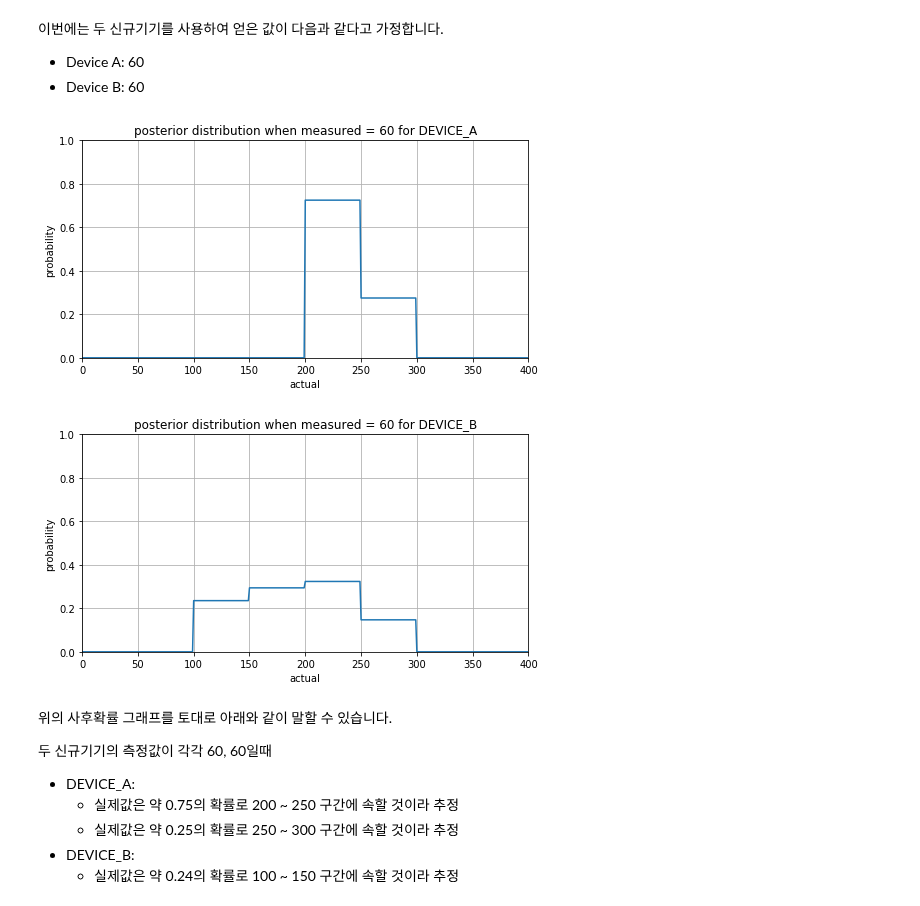
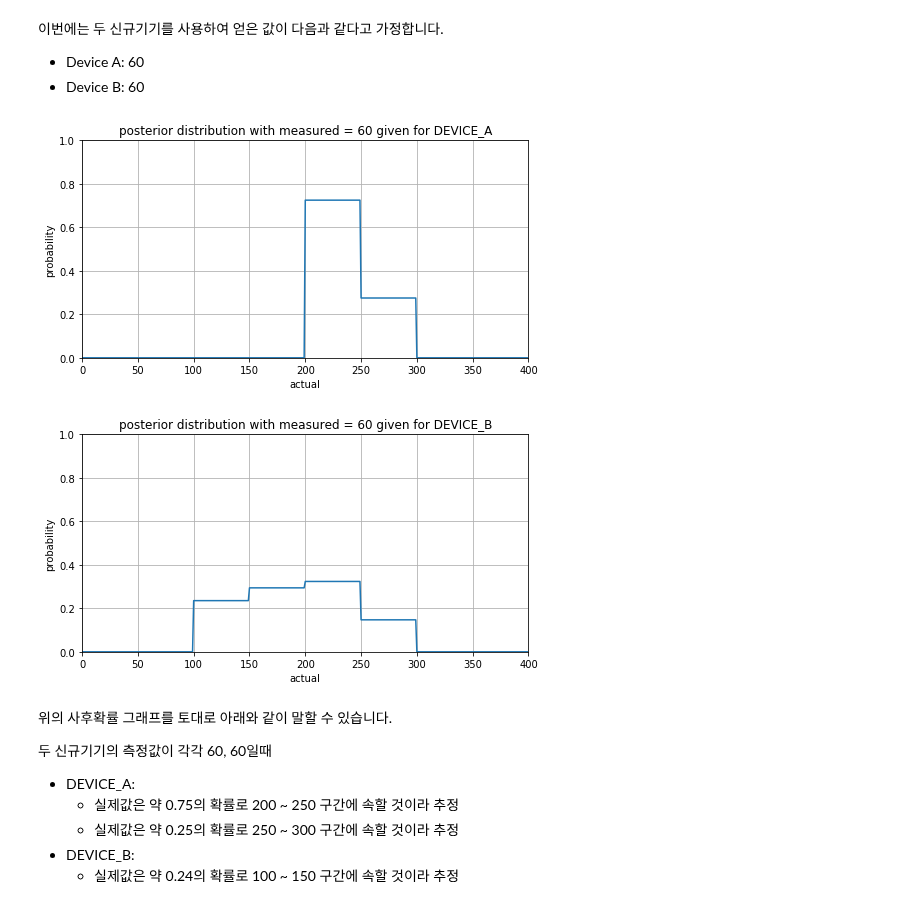
Before and after one commit to trvoid/ml-study, a Jupyter notebook: device-validation/device-validation-by-frequency-distribution-model.ipynb, the cells around one changed output. Drawn from its saved outputs; the diff is of its cells as text; code cells hidden in the pictures.

```diff
--- a/device-validation/device-validation-by-frequency-distribution-model.ipynb
+++ b/device-validation/device-validation-by-frequency-distribution-model.ipynb
@@ -491,13 +491,13 @@ plot_posterior_distribution(hist_table_b, measured_b, title_b)
 # %%
 measured_a = 60
 measured_b = 60
-title_a = f'posterior distribution when measured = {measured_a} for DEVICE_A'
-title_b = f'posterior distribution when measured = {measured_b} for DEVICE_B'
+title_a = f'posterior distribution with measured = {measured_a} given for DEVICE_A'
+title_b = f'posterior distribution with measured = {measured_b} given for DEVICE_B'
 plot_posterior_distribution(hist_table_a, measured_a, title_a)
 plot_posterior_distribution(hist_table_b, measured_b, title_b)
 # %% [output]
-[figure, old version]
+[figure, new version]
-[figure, old version]
+[figure, new version]
 # %% [markdown]
 위의 사후확률 그래프를 토대로 아래와 같이 말할 수 있습니다.
 
```
Also changed, not shown: parts of 1 cell of this notebook, 1 other file.
